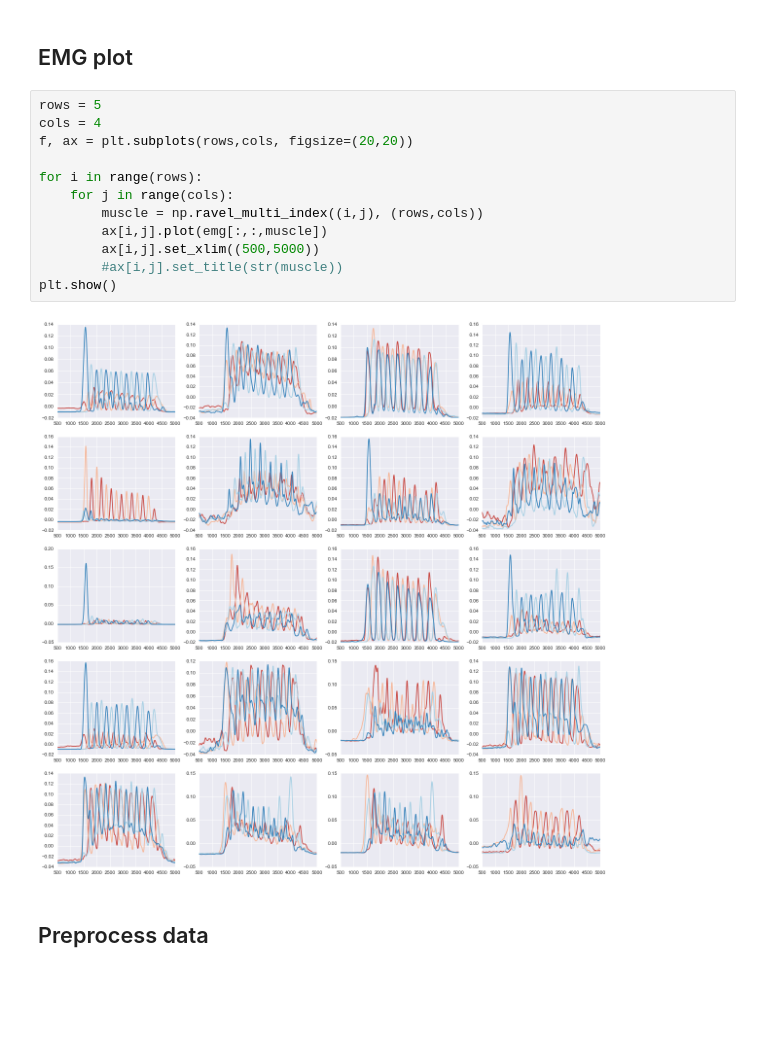
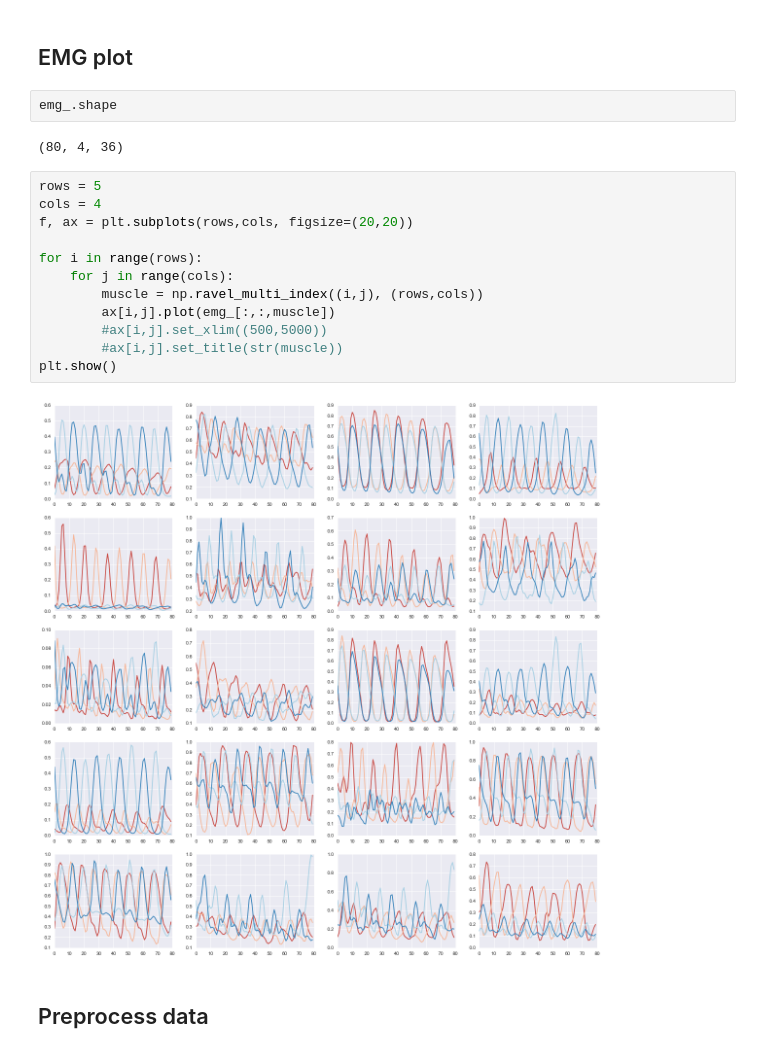
Before and after one commit to jsseely/cyclingRNN, a Jupyter notebook: cycling rnn.ipynb, the cells around one changed output. Drawn from its saved outputs; the diff is of its cells as text; blank space fills up the shorter version.

```diff
--- a/cycling rnn.ipynb
+++ b/cycling rnn.ipynb
@@ -93,19 +97,23 @@ plt.show()
 # %% [markdown]
 ## EMG plot
+# %%
+emg_.shape
+# %% [output]
+(80, 4, 36)
 # %%
 rows = 5
 cols = 4
 f, ax = plt.subplots(rows,cols, figsize=(20,20))
 
 for i in range(rows):
     for j in range(cols):
         muscle = np.ravel_multi_index((i,j), (rows,cols))
-        ax[i,j].plot(emg[:,:,muscle])
-        ax[i,j].set_xlim((500,5000))
+        ax[i,j].plot(emg_[:,:,muscle])
+        #ax[i,j].set_xlim((500,5000))
         #ax[i,j].set_title(str(muscle))
 plt.show()
 # %% [output]
-[figure, old version]
+[figure, new version]
 # %% [markdown]
 ## Preprocess data
 # %%
```
Also changed, not shown: parts of 9 cells of this notebook, 7 other files.
